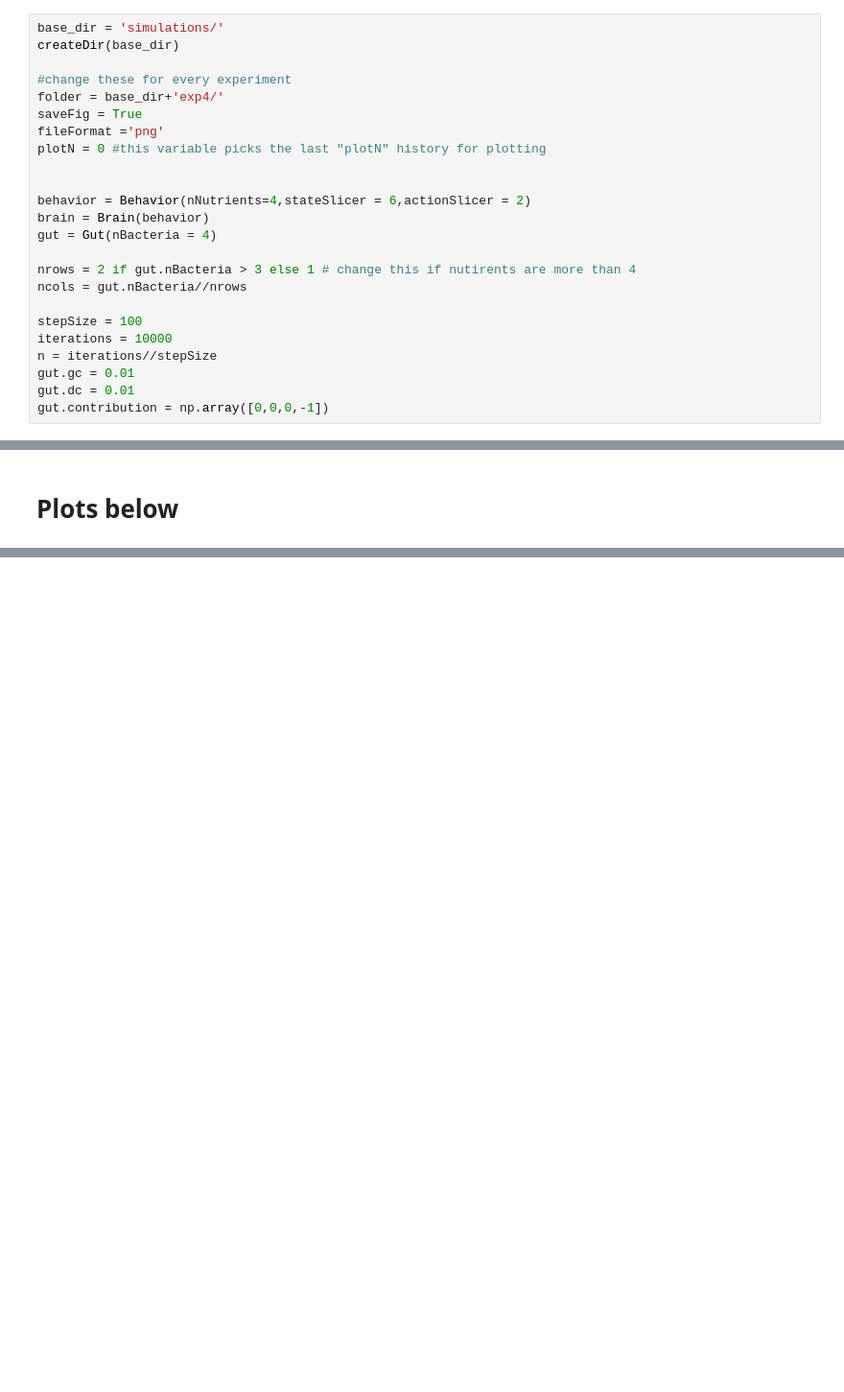
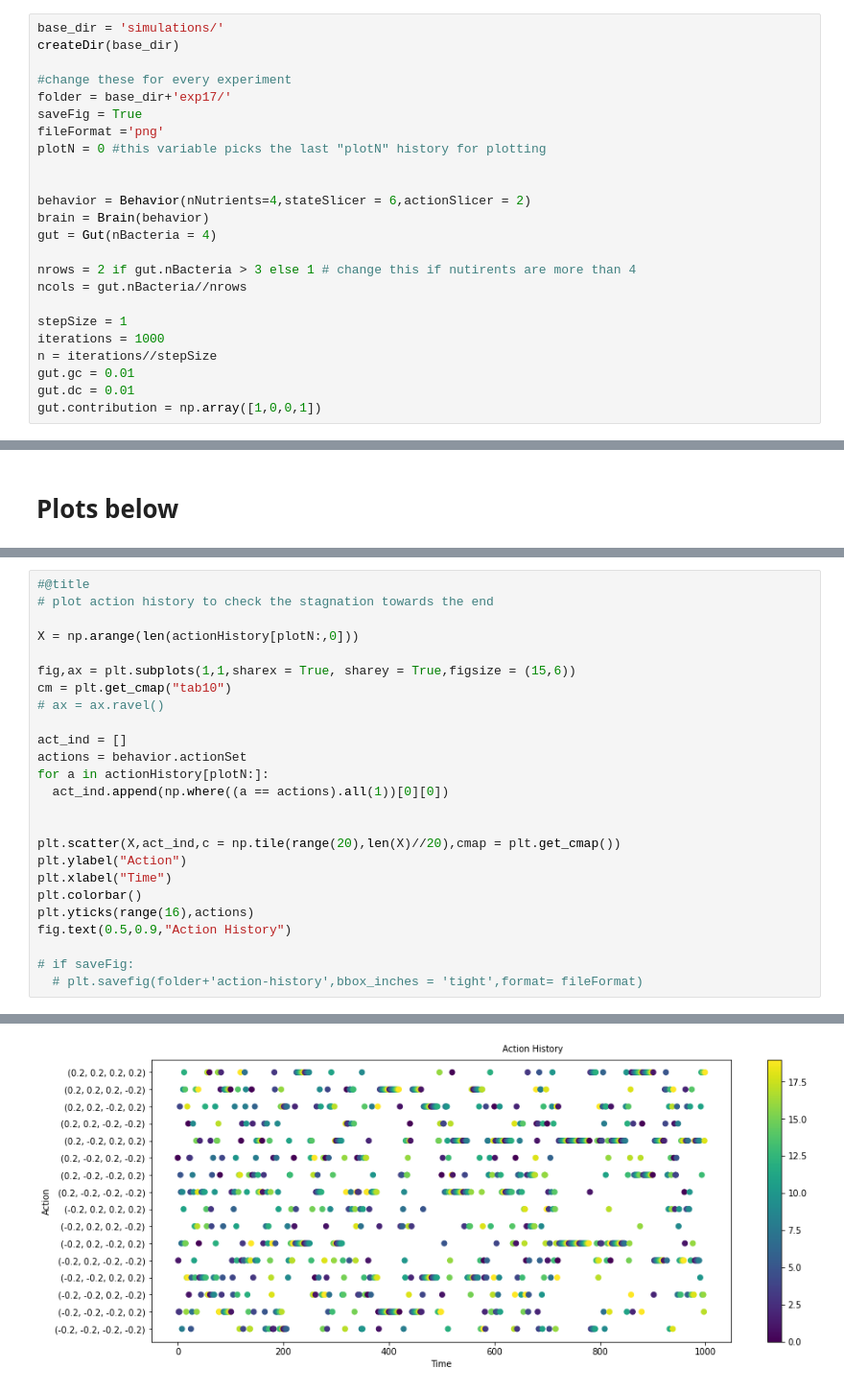
Before and after one commit to GaneshVShinde/GutToyModel, a Jupyter notebook: serendipity.ipynb, the cells around one changed output, grey strips where cells are left out. Shown at 96% size. Cells and saved outputs as stored; diff of their text form; blank space fills up the shorter version.

Commit message:
added action history in the plots

```diff
--- a/serendipity.ipynb
+++ b/serendipity.ipynb
@@ -228,7 +228,7 @@ base_dir = 'simulations/'
 createDir(base_dir)
 
 #change these for every experiment
-folder = base_dir+'exp4/'
+folder = base_dir+'exp17/'
 saveFig = True
 fileFormat ='png'
 plotN = 0 #this variable picks the last "plotN" history for plotting
@@ -241,10 +241,10 @@ gut = Gut(nBacteria = 4)
 nrows = 2 if gut.nBacteria > 3 else 1 # change this if nutirents are more than 4
 ncols = gut.nBacteria//nrows
 
-stepSize = 100
-iterations = 10000
+stepSize = 1
+iterations = 1000
 n = iterations//stepSize
 gut.gc = 0.01
 gut.dc = 0.01
-gut.contribution = np.array([0,0,0,-1])
+gut.contribution = np.array([1,0,0,1])
 # %% [output]
@@ -418,0 +410,26 @@ if saveFig:
+# %%
+#@title
+# plot action history to check the stagnation towards the end
+
+X = np.arange(len(actionHistory[plotN:,0]))
+
+fig,ax = plt.subplots(1,1,sharex = True, sharey = True,figsize = (15,6))
+cm = plt.get_cmap("tab10")
+# ax = ax.ravel()
+
+act_ind = []
+actions = behavior.actionSet
+for a in actionHistory[plotN:]:
+  act_ind.append(np.where((a == actions).all(1))[0][0])
+
+
+plt.scatter(X,act_ind,c = np.tile(range(20),len(X)//20),cmap = plt.get_cmap())
+plt.ylabel("Action")
+plt.xlabel("Time")
+plt.colorbar()
+plt.yticks(range(16),actions)
+fig.text(0.5,0.9,"Action History")
+
+# if saveFig:
+  # plt.savefig(folder+'action-history',bbox_inches = 'tight',format= fileFormat)
+# %% [output]
@@ -418,0 +437 @@ if saveFig:
+[figure, added]
```
Also changed, not shown: parts of 8 cells of this notebook.
